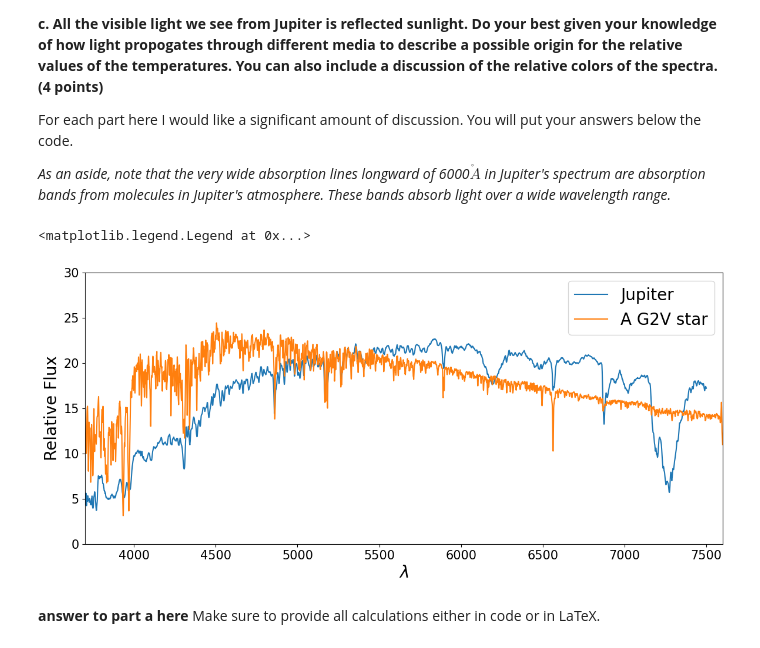
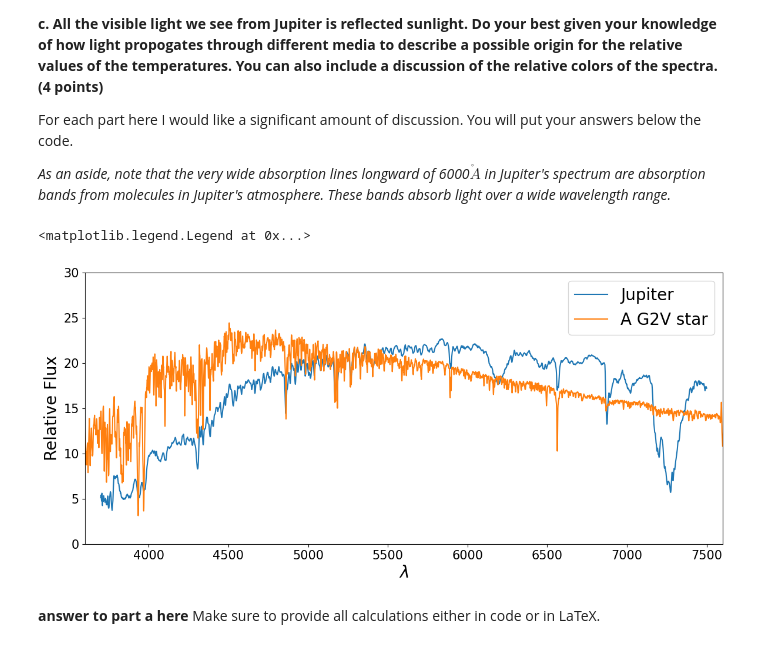
Before and after one commit to Lucc005/Analysis_real_spectra_student, a Jupyter notebook: analysis_real_spectra.student.ipynb, the cells around one changed output. Cells and saved outputs as stored; diff of their text form; code cells hidden in the pictures.

```diff
--- a/analysis_real_spectra.student.ipynb
+++ b/analysis_real_spectra.student.ipynb
@@ -420,47 +427,56 @@ For each part here I would like a significant amount of discussion.  You will pu
 
 *As an aside, note that the very wide absorption lines longward of 6000$\mathring A$ in Jupiter's spectrum are absorption bands from molecules in Jupiter's atmosphere.  These bands absorb light over a wide wavelength range.*
 # %%
-#this is a comparison star from a library similar to that we used in our
-#very first spectral exercise.
-starpath = '95128.txt'  #G2V
-star1 = Table.read(starpath,format='ascii', names=('lambda','flam'))
+# this is a comparison star from a library similar to that we used in our
+# very first spectral exercise.
+starpath = '95128.txt'  # G2V
+star1 = Table.read(starpath, format='ascii', names=('lambda', 'flam'))
 
-#plot Jupiter
-plt.figure(figsize = (14,6))
+# plot Jupiter
+plt.figure(figsize = (14, 6))
 ax = plt.gca()
-plt.plot(specjup.wavelength,specjup.flux*20,label="Jupiter")
+# Plotting Jupiter's spectrum.
+# The flux is scaled by a factor of 20 to make it visually comparable with the star spectrum.
+# This scaling factor adjusts the vertical scale so both spectra are on a similar level.
+plt.plot(specjup.wavelength, specjup.flux * 20, label="Jupiter")
 
-#smooth the comparison stellar spectrum so that the many spectral features
-#don't make the comparison difficult.  We use a boxcar filter of size "kernel_size"
-#**********
-#You should make the intial plot with a smoothing kernel of 1 to see how the unsmoothed
-#very high resolution G2V spectrum looks like.  Then you should change the kernel size to 20 to see
-#how it is easier to use.
-#If you'd like you can play more with the kernel size, but it is not required.
-kernel_size = 10
+# smooth the comparison stellar spectrum so that the many spectral features
+# don't make the comparison difficult.  We use a boxcar filter of size "kernel_size"
+# **********
+# You should make the initial plot with a smoothing kernel of 1 to see how the unsmoothed
+# very high resolution G2V spectrum looks like.  Then you should change the kernel size to 20 to see
+# how it is easier to use.
+# If you'd like you can play more with the kernel size, but it is not required.
+kernel_size = 10  # The size of the boxcar filter used for smoothing the star spectrum.
+# A kernel of 1 means no smoothing (sharp features), while a larger kernel size (like 10 or 20) will smooth the spectrum more.
 kernel = np.ones(kernel_size) / kernel_size
+# Convolve the star flux with the kernel to apply the smoothing and make the comparison with Jupiter easier.
 star1convflam = np.convolve(star1['flam'], kernel, mode='same')
-#plot the convolved spectrum
-plt.plot(star1['lambda'],star1convflam*20, label = 'A G2V star')
+# Plot the smoothed star spectrum. The flux is also scaled by 20 for comparison with Jupiter.
+# The lambda axis (wavelength) is used as is, while the flux is smoothed and then scaled.
+plt.plot(star1['lambda'], star1convflam * 20, label='A G2V star')
 
-#**************
-#you can change these parameters to zoom in and out of certain parts of the spectra.
-#Make a copy of these parameters and change your copy so as to remember what the
-#original values were
-fluxmin = spectrum.flux.min()*0.8
-fluxmax = spectrum.flux.max()*1.2
-lammin =spectrum.spectral_axis.min().value
-lammax = spectrum.spectral_axis.max().value
-ax.set_ylim([fluxmin,fluxmax])
-ax.set_xlim([lammin,lammax])
+# **************
+# you can change these parameters to zoom in and out of certain parts of the spectra.
+# Make a copy of these parameters and change your copy so as to remember what the
+# original values were
 
+# Defining the flux and wavelength ranges for zooming in on specific parts of the spectra.
+fluxmin = 0  # Minimum flux for the y-axis. This is the lower limit of the plot for flux values.
+fluxmax = 25  # Maximum flux for the y-axis. This defines the upper limit of the plot for flux values.
+lammin = 3600  # Minimum wavelength in Angstroms. This sets the starting point of the x-axis (about 3600 Å, in the UV range).
+lammax = 7600  # Maximum wavelength in Angstroms. This sets the end point of the x-axis (up to 7600 Å, covering UV to IR range).
+# The x and y axis limits are applied to the plot based on these values, controlling the zoom level.
+ax.set_ylim([fluxmin, fluxmax])
+ax.set_xlim([lammin, lammax])
 
+# Adjusting the appearance of the plot for readability.
 plt.xticks(fontsize=15)
 plt.yticks(fontsize=15)
 plt.ylim(0, 30)
-plt.xlabel("$\lambda$",fontsize=20)
-plt.ylabel("Relative Flux",fontsize=20)
+plt.xlabel("$\lambda$", fontsize=20)
+plt.ylabel("Relative Flux", fontsize=20)
 plt.legend(fontsize=20)
 # %% [output]
 <matplotlib.legend.Legend at 0x...>
-[figure, old version]
+[figure, new version]
```
Also changed, not shown: parts of 15 cells of this notebook.
